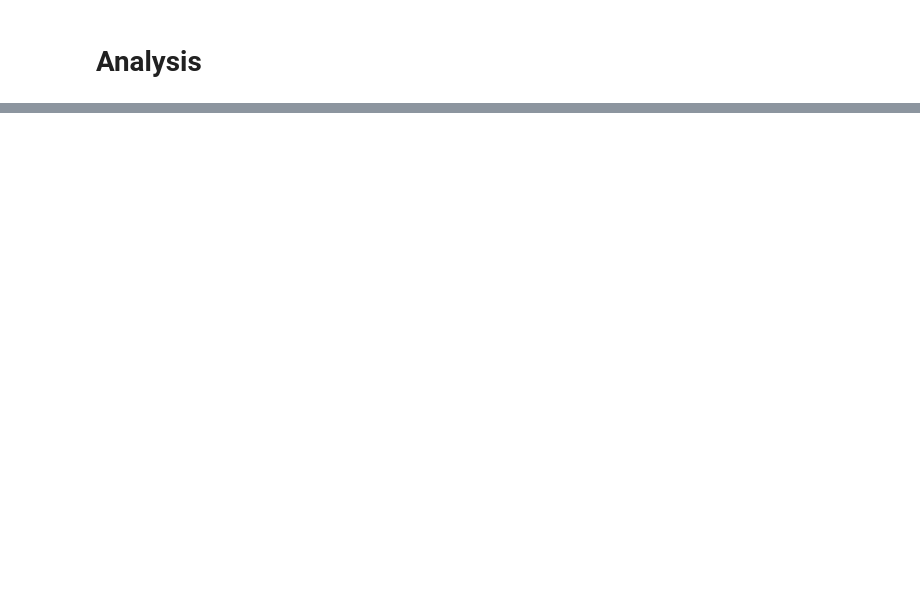
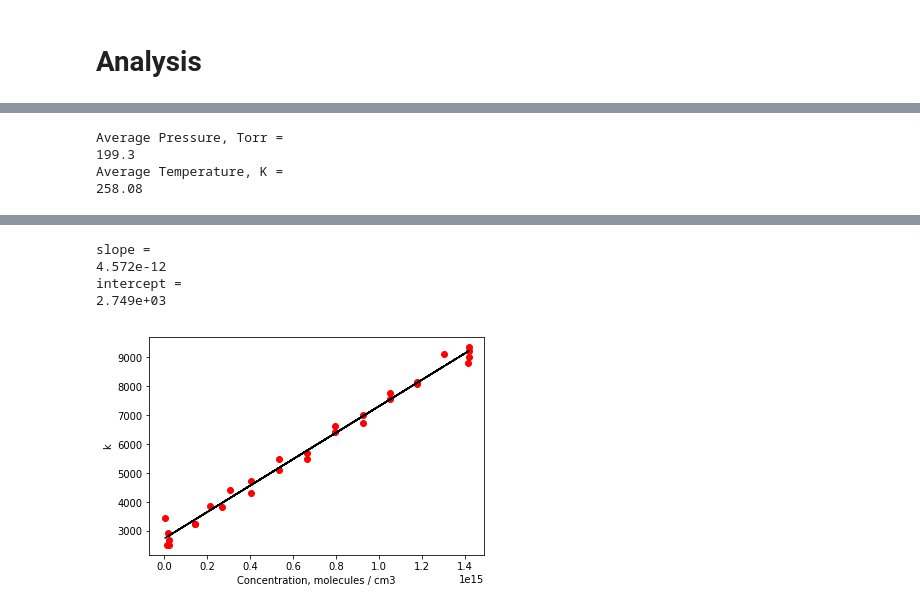
Before and after one commit to FrankenFred/Kin_Lab_Analysis, a Jupyter notebook: LIF_Analysis.ipynb, the cells around one changed output, grey strips where cells are left out. Saved outputs shown, nothing was run; the diff lists cells and outputs as text; code cells hidden in the pictures; blank space fills up the shorter version.

```diff
--- a/LIF_Analysis.ipynb
+++ b/LIF_Analysis.ipynb
@@ -23,17 +23,17 @@ print(os.getcwd()) # Double check that data is in this folder
 # %% [markdown]
 # Variables
 # %%
-mix = .4895 # Adjust the mix ratio here
+mix = .3759 # Adjust the mix ratio here
 
 plot_col = 2
 #time_step = 50 #time step in between each data point in micro seconds (us)
 time_idx_st = 5
 time_idx_en = 900
 
-cent_WL = 450 #Centre wavelength of the CCD, in nm
-WL_cal = 0.103 #nm per pixel
-WL_int = cent_WL - 69.57 #nm offset
-CCD_size = 1340 #CCD total pixel count
+# cent_WL = 450 #Centre wavelength of the CCD, in nm
+# WL_cal = 0.103 #nm per pixel
+# WL_int = cent_WL - 69.57 #nm offset
+# CCD_size = 1340 #CCD total pixel count
 # %% [markdown]
 # Eliminate Unnecessary Files
 # %%
@@ -381,0 +283,62 @@ ValueError: x and y must have same first dimension, but have shapes (27,) and (2
+# %%
+file_name = 'Analysis_030819_200Torr' # Name of the Excel file
+
+data_avg = pd.read_table('AVG_Summary.txt',header=0)
+data_avg.drop(data_avg.iloc[:,1:17],inplace = True,axis = 1)
+data_avg.drop(data_avg.iloc[:,15:19],inplace = True,axis = 1)
+data_avg.drop(data_avg.iloc[:,17:31],inplace = True,axis = 1)
+
+data_avg['NO Concentration'] = data_avg['Actual Flow: NO2']/(data_avg['Actual Flow: HNO3 Bubbler']+
+    data_avg['Actual Flow: N2 small 2']+data_avg['Actual Flow: NO2']+data_avg['Actual Flow: N2 Small']+
+    data_avg['Actual Flow: N2 Purge']+data_avg['Actual Flow: N2'])*data_avg['Pressure: Chamber Do']/(data_avg['Temperature: Chamber']+273.15)*9.6e18*mix/100
+
+writer = pd.ExcelWriter(file_name + '.xls')
+data_avg.to_excel(writer,'Avg_Summary')
+
+avg = r"AVG_Summary.txt"
+data_avg = np.genfromtxt(avg, dtype='f8', skip_header=1, usecols=(17,19,21,23,25,27,29,35))
+Flow_N2, Flow_N2_Purge, Flow_N2_small, Flow_NO, Flow_HNO3_bubbler, Flow_N2_small_2, Pressure, Temperature=np.hsplit(data_avg,8)
+NO_Concentration = Flow_NO/(Flow_HNO3_bubbler+Flow_NO+Flow_N2_small+Flow_N2_Purge+Flow_N2)*Pressure/(Temperature+273.15)*9.66e18*(mix/100)
+
+print('Average Pressure, Torr =')
+print(round(Pressure.mean(),2))
+print('Average Temperature, K =')
+print(round(Temperature.mean()+273.15,2))
+
+tfit = r"FIT_Coeffs.txt"
+tfit_err = r"Fit_Uncert.txt"
+tfit2 = np.genfromtxt(tfit, dtype='f8', usecols=(1))
+tfit_err2 = np.genfromtxt(tfit_err, dtype='f8', usecols=(1))
+fit = np.transpose(np.hsplit(tfit2,1))
+
+runs = np.transpose([np.array(range(1,fit.size+1))])
+table_analysis = np.column_stack((runs,NO_Concentration,fit))
+analysis = pd.DataFrame({'Run':table_analysis[:,0],'NO Conc.':table_analysis[:,1],'Fit':table_analysis[:,2]})
+display(analysis)
+
+# Make a plot of the data
+plt.plot(NO_Concentration,fit, 'ro')
+plt.xlabel('Concentration, molecules / cm3')
+plt.ylabel('k')
+
+# Make Linear Fit
+x_data = np.array(analysis['NO Conc.'])
+y_data = np.array(analysis['Fit'])
+(m,b) = polyfit(x_data, y_data, 1)
+print('slope =')
+print(("{:.3e}".format(m)))
+print('intercept = ')
+print(("{:.3e}".format(b)))
+z = polyval([m,b], NO_Concentration)
+f = plot(NO_Concentration, z, 'k--')
+plt.savefig('linear_fit.png')
+show()
+
+# save to excel Analysis sheet
+analysis.to_excel(writer,'Analysis')
+writer.save()
+# %% [output]
+Average Pressure, Torr =
+199.3
+Average Temperature, K =
+258.08
@@ -381,0 +362,5 @@ ValueError: x and y must have same first dimension, but have shapes (27,) and (2
+slope =
+4.572e-12
+intercept =
+2.749e+03
+[figure, added]
```
Also changed, not shown: parts of 5 cells of this notebook.
